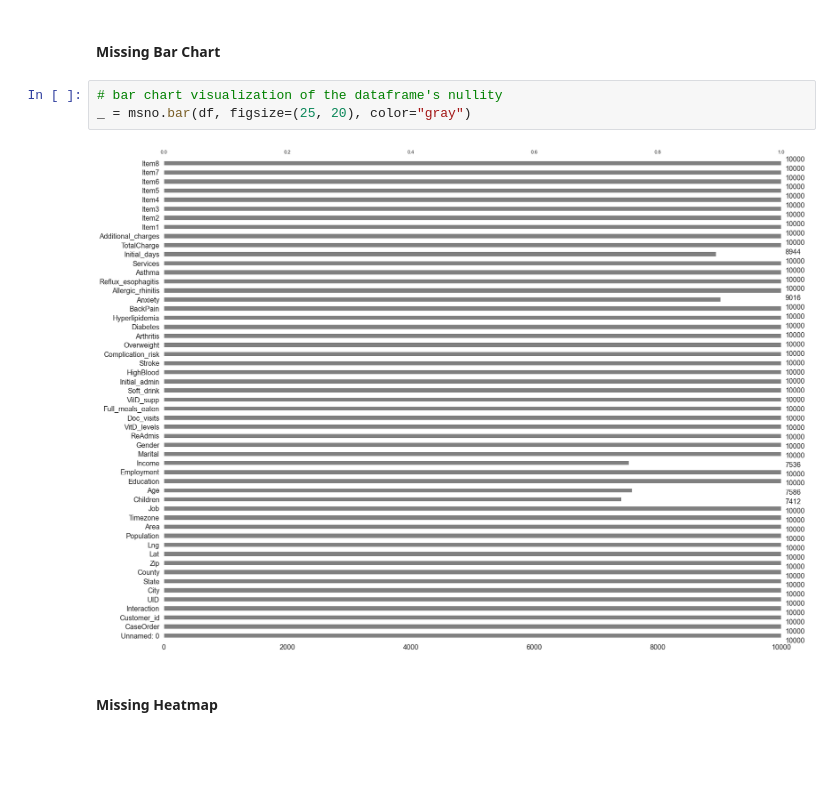
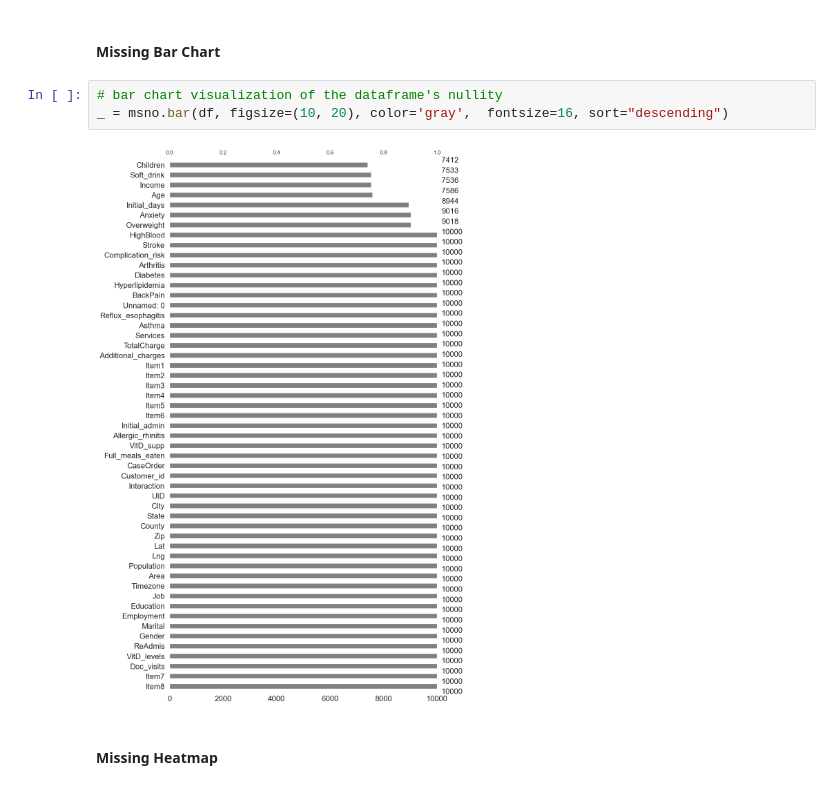
Before and after one commit to chrispaynes/OSDSC-Portfolio, a Jupyter notebook: medical_data_cleaning/medical_data_detection.ipynb, the cells around one changed output. Saved outputs shown, nothing was run; the diff lists cells and outputs as text; blank space fills up the shorter version.

```diff
--- a/medical_data_cleaning/medical_data_detection.ipynb
+++ b/medical_data_cleaning/medical_data_detection.ipynb
@@ -214,9 +307,9 @@ _ = msno.matrix(missing_df, figsize=(35, 10))
 #### Missing Bar Chart
 # %%
 # bar chart visualization of the dataframe's nullity
-_ = msno.bar(df, figsize=(25, 20), color="gray")
+_ = msno.bar(df, figsize=(10, 20), color='gray',  fontsize=16, sort="descending")
 # %% [output]
-[figure, old version]
+[figure, new version]
 # %% [markdown]
 #### Missing Heatmap
 # %%
```
Also changed, not shown: parts of 30 cells of this notebook, 1 other file.
